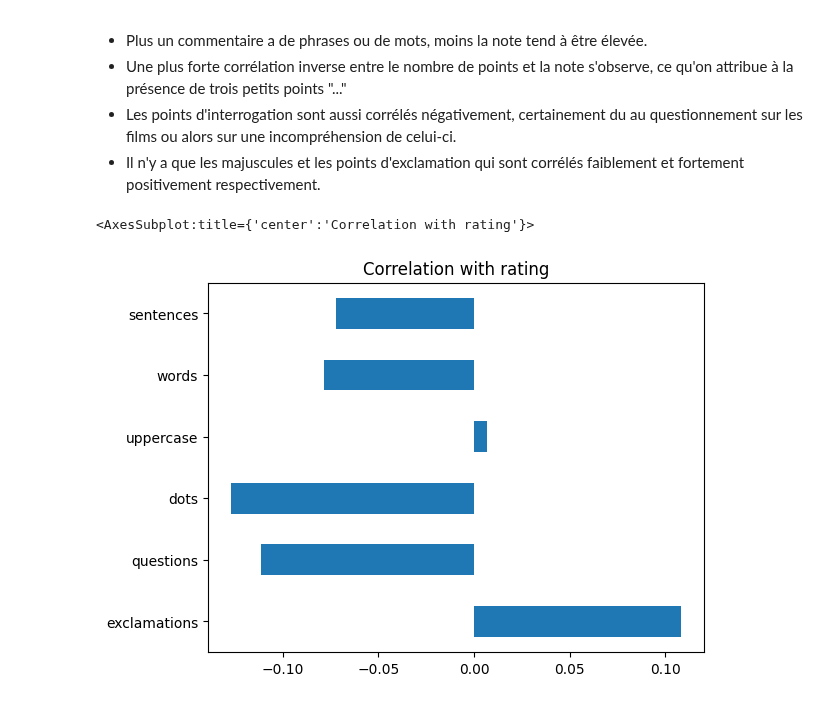
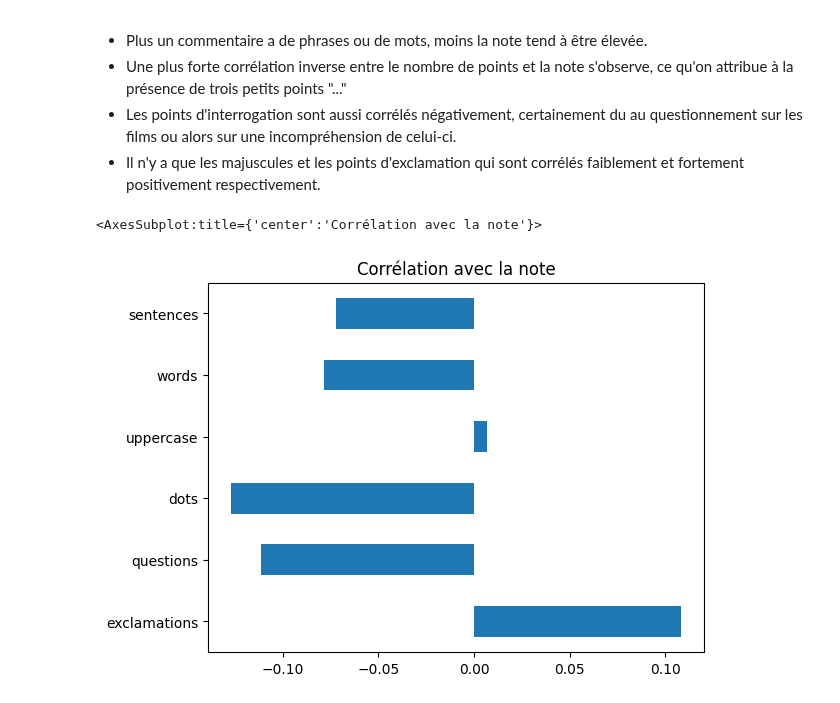
Before and after one commit to AsuMagic/ceri-innov-tp, a Jupyter notebook: Rapport.ipynb, the cells around one changed output. Saved outputs shown, nothing was run; the diff lists cells and outputs as text; code cells hidden in the pictures.

Commit message:
forgor to update last plot header

```diff
--- a/Rapport.ipynb
+++ b/Rapport.ipynb
@@ -178,24 +178,24 @@ Text(0, 0.5, 'nombre de critiques (ÉCHELLE NON-LINÉAIRE!)')
 # %%
 # count the amount of exclamation marks in each review
 dev["exclamations"] = dev["commentaire"].transform(lambda text: text.count("!"))
 
 # count the amount of question marks in each review
 dev["questions"] = dev["commentaire"].transform(lambda text: text.count("?"))
 
 # count the number of dots in each review
 dev["dots"] = dev["commentaire"].transform(lambda text: text.count("."))
 
 # count the amount of uppercase words in each review
 dev["uppercase"] = dev["commentaire"].transform(lambda text: sum(1 for word in text.split() if word.isupper()))
 
 # count the amount of words in each review
 dev["words"] = dev["commentaire"].transform(lambda text: len(text.split()))
 
 # count the number of sentences in each review
 dev["sentences"] = dev["commentaire"].transform(lambda text: len(list(word for word in text.split(".") if len(word) != 0)))
 
 # plot the correlation between every feature and the rating
-dev[["exclamations", "questions", "dots", "uppercase", "words", "sentences", "note"]].corr("spearman").note.drop("note").plot.barh(title="Correlation with rating")
+dev[["exclamations", "questions", "dots", "uppercase", "words", "sentences", "note"]].corr("spearman").note.drop("note").plot.barh(title="Corrélation avec la note")
 # %% [output]
-<AxesSubplot:title={'center':'Correlation with rating'}>
+<AxesSubplot:title={'center':'Corrélation avec la note'}>
-[figure, old version]
+[figure, new version]
```
